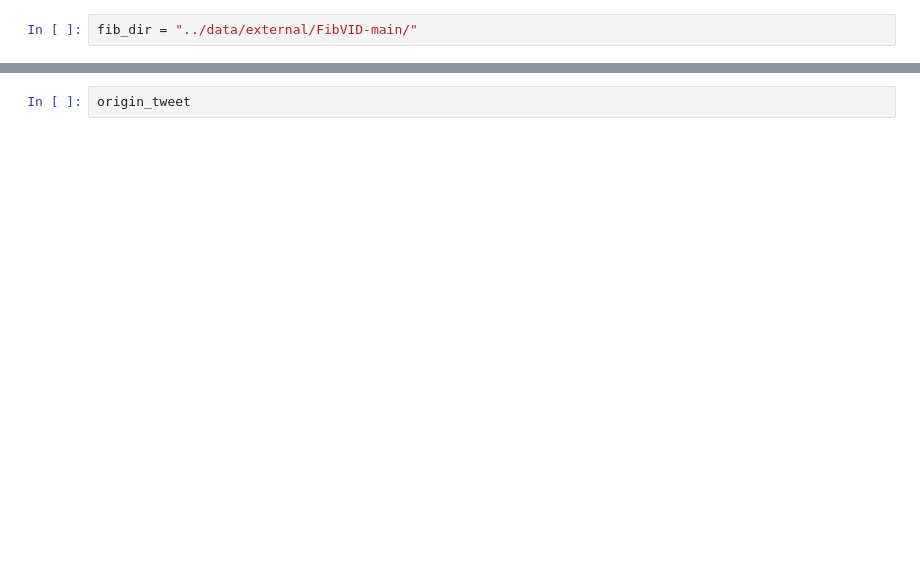
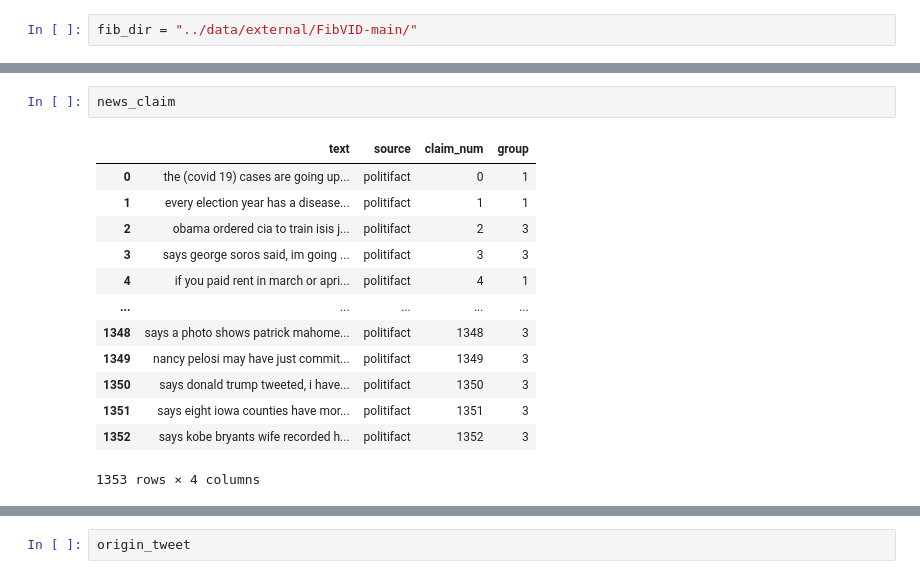
Before and after one commit to ethan-grinberg/misinformation-cluster-analysis, a Jupyter notebook: notebooks/7-ebg-exploring-fibvid.ipynb, the cells around one changed output, grey strips where cells are left out. Saved outputs shown, nothing was run; the diff lists cells and outputs as text; blank space fills up the shorter version.

```diff
--- a/notebooks/7-ebg-exploring-fibvid.ipynb
+++ b/notebooks/7-ebg-exploring-fibvid.ipynb
@@ -8,0 +28,16 @@ origin_tweet = pd.read_csv(fib_dir + "claim_propagation/origin_tweet.csv")
+# %%
+news_claim
+# %% [output]
+|  | text | source | claim_num | group |
+| 0 | the (covid 19) cases are going up... | politifact | 0 | 1 |
+| 1 | every election year has a disease... | politifact | 1 | 1 |
+| 2 | obama ordered cia to train isis j... | politifact | 2 | 3 |
+| 3 | says george soros said, im going ... | politifact | 3 | 3 |
+| 4 | if you paid rent in march or apri... | politifact | 4 | 1 |
+| ... | ... | ... | ... | ... |
+| 1348 | says a photo shows patrick mahome... | politifact | 1348 | 3 |
+| 1349 | nancy pelosi may have just commit... | politifact | 1349 | 3 |
+| 1350 | says donald trump tweeted, i have... | politifact | 1350 | 3 |
+| 1351 | says eight iowa counties have mor... | politifact | 1351 | 3 |
+| 1352 | says kobe bryants wife recorded h... | politifact | 1352 | 3 |
+1353 rows × 4 columns
```
Also changed, not shown: parts of 12 cells of this notebook.
